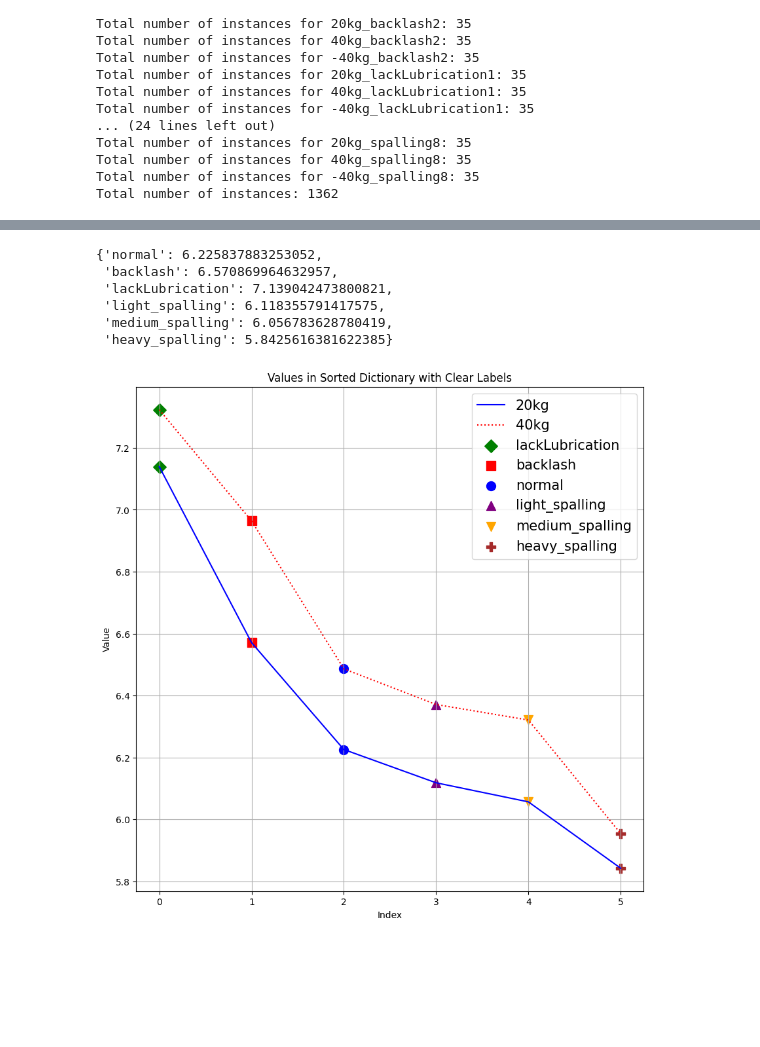
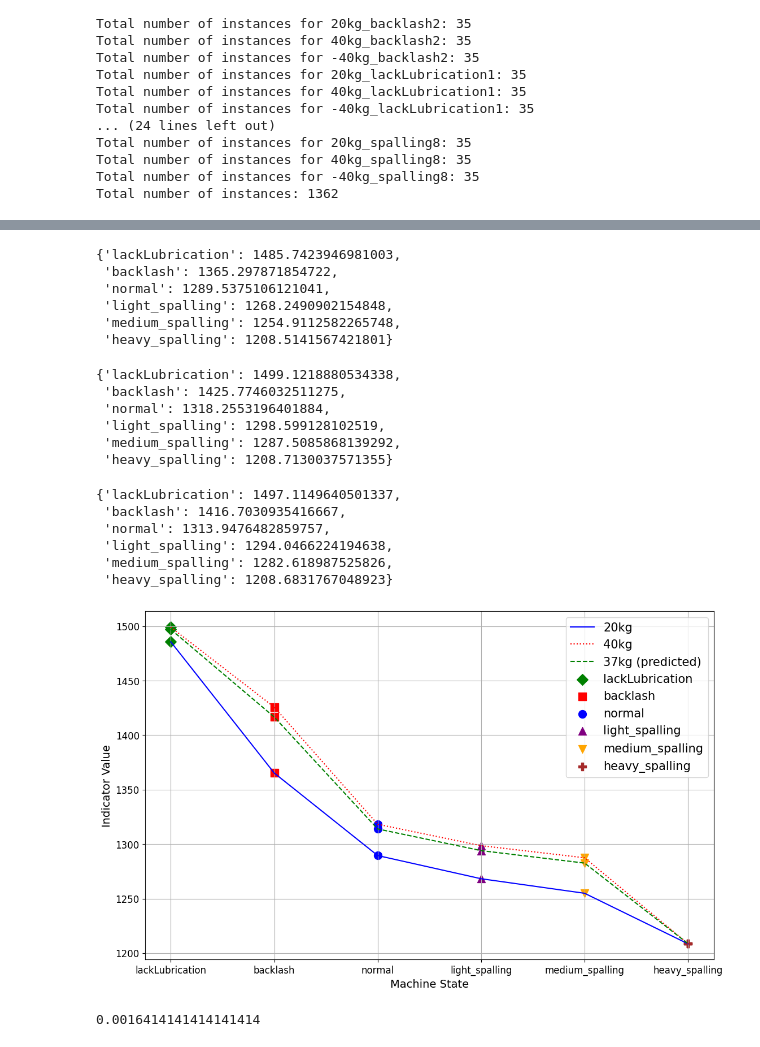
Before and after one commit to BlueAsuka/RAVEN, a Jupyter notebook: notebooks/feature_viz.ipynb, the cells around one changed output, grey strips where cells are left out. Cells and saved outputs as stored; diff of their text form; code cells hidden in the pictures; blank space fills up the shorter version.

```diff
--- a/notebooks/feature_viz.ipynb
+++ b/notebooks/feature_viz.ipynb
@@ -225,0 +290,4 @@ plt.show()
+# %%
+indicator_dict_20 = {k: np.trapz(v) for k, v in coeffs_dict_20_hf.items()}
+indicator_dict_40 = {k: np.trapz(v) for k, v in coeffs_dict_40_hf.items()}
+indicator_dict_20
@@ -226,4 +301,4 @@ plt.show()
 # %%
-indicator_dict_20 = {k: v[175] for k, v in coeffs_dict_20.items()}
-indicator_dict_40 = {k: v[175] for k, v in coeffs_dict_40.items()}
+# indicator_dict_20 = {k: v[175] for k, v in coeffs_dict_20_hf.items()}
+# indicator_dict_40 = {k: v[175] for k, v in coeffs_dict_40_hf.items()}
 # indicator_dict_m40 = {k: v[125] for k, v in coeffs_dict_m40.items()}
@@ -257,57 +305,83 @@ indicator_dict_40_refined = {
-# %%
-indicator_dict_20_refined
-# %% [output]
-{'normal': 6.225837883253052,
- 'backlash': 6.570869964632957,
- 'lackLubrication': 7.139042473800821,
- 'light_spalling': 6.118355791417575,
- 'medium_spalling': 6.056783628780419,
- 'heavy_spalling': 5.8425616381622385}
 # %%
-sorted_dict_20 = dict(sorted(indicator_dict_20_refined.items(), key=lambda item: item[1], reverse=True))
-sorted_dict_40 = dict(sorted(indicator_dict_40_refined.items(), key=lambda item: item[1], reverse=True))
+sorted_dict_20 = dict(sorted(indicator_dict_20.items(), key=lambda item: item[1], reverse=True))
+sorted_dict_40 = dict(sorted(indicator_dict_40.items(), key=lambda item: item[1], reverse=True))
 # sorted_dict_m40 = dict(sorted(indicator_dict_m40_refined.items(), key=lambda item: item[1], reverse=True))
+sorted_dict_20
+# %% [output]
+{'lackLubrication': 1485.7423946981003,
+ 'backlash': 1365.297871854722,
+ 'normal': 1289.5375106121041,
+ 'light_spalling': 1268.2490902154848,
+ 'medium_spalling': 1254.9112582265748,
+ 'heavy_spalling': 1208.5141567421801}
+# %%
+sorted_dict_40
+# %% [output]
+{'lackLubrication': 1499.1218880534338,
+ 'backlash': 1425.7746032511275,
+ 'normal': 1318.2553196401884,
+ 'light_spalling': 1298.599128102519,
+ 'medium_spalling': 1287.5085868139292,
+ 'heavy_spalling': 1208.7130037571355}
+# %%
+# linear interpolation like the 37 between the 20 and 40
+inter = 37
+predicted_dict = {key: (sorted_dict_20[key] + (inter - 20) * (sorted_dict_40[key] - sorted_dict_20[key]) / (40 - 20)) for key in sorted_dict_20.keys()}
+predicted_dict
+# %% [output]
+{'lackLubrication': 1497.1149640501337,
+ 'backlash': 1416.7030935416667,
+ 'normal': 1313.9476482859757,
+ 'light_spalling': 1294.0466224194638,
+ 'medium_spalling': 1282.618987525826,
+ 'heavy_spalling': 1208.6831767048923}
 # %%
 # Extract keys and values
 keys_20 = list(sorted_dict_20.keys())
 values_20 = list(sorted_dict_20.values())
 
 keys_40 = list(sorted_dict_40.keys())
 values_40 = list(sorted_dict_40.values())
 
-# keys_m40 = list(sorted_dict_m40.keys())
-# values_m40 = list(sorted_dict_m40.values())
+keys_inter= list(predicted_dict.keys())
+values_inter = list(predicted_dict.values())
 
-labels = ['lackLubrication', 'backlash', 'normal', 'light_spalling', 'medium_spalling', 'heavy_spalling']
+states_labels = ['lackLubrication', 'backlash', 'normal', 'light_spalling', 'medium_spalling', 'heavy_spalling']
 markers = {'normal': 'o', 'backlash': 's', 'lackLubrication': 'D', 'light_spalling': '^', 'medium_spalling': 'v', 'heavy_spalling': 'P'}
 colors = {'normal': 'blue', 'backlash': 'red', 'lackLubrication': 'green', 'light_spalling': 'purple', 'medium_spalling': 'orange', 'heavy_spalling': 'brown'}
 
 # Plot the curve
-plt.figure(figsize=(10, 10))
+plt.figure(figsize=(13, 8))
 plt.plot(values_20, label='20kg', linestyle='-', color='b')
 plt.plot(values_40, label='40kg', linestyle=':', color='r')
-# plt.plot(values_m40, label='-40kg', linestyle='--', color='g')
+plt.plot(values_inter, label='37kg (predicted)', linestyle='--', color='g')
 
 
 for i, (key, value) in enumerate(zip(keys_20, values_20)):
     plt.scatter(i, value, marker=markers[key], color=colors[key], label=key, s=100)
 for i, (key, value) in enumerate(zip(keys_40, values_40)):
     plt.scatter(i, value, marker=markers[key], color=colors[key], label=key, s=100)
-# for i, (key, value) in enumerate(zip(keys_m40, values_m40)):
-#     plt.scatter(i, value, marker=markers[key], color=colors[key], label=key, s=100)
+for i, (key, value) in enumerate(zip(keys_inter, values_inter)):
+    plt.scatter(i, value, marker=markers[key], color=colors[key], label=key, s=100)
 
 # Creating a custom legend with unique handles
 handles, labels = plt.gca().get_legend_handles_labels()
 by_label = dict(zip(labels, handles))  # Remove duplicates
 plt.legend(by_label.values(), by_label.keys(), loc='upper right', fontsize=15)
 
 # Add title and labels
-plt.title('Values in Sorted Dictionary with Clear Labels')
-plt.xlabel('Index')
-plt.ylabel('Value')
+# plt.title('Values in Sorted Dictionary with Clear Labels')
+plt.xlabel('Machine State', fontsize=14)
+plt.ylabel('Indicator Value', fontsize=14)
+plt.xticks(ticks=list(range(len(states_labels))), labels=states_labels, fontsize=12)
+plt.yticks(fontsize=12)
 
 # Display plot
 plt.grid(True)
 plt.show()
 # %% [output]
-[figure, old version]
+[figure, new version]
+# %%
+pywt.scale2frequency('morl', scale=495)
+# %% [output]
+0.0016414141414141414
```
Also changed, not shown: parts of 10 cells of this notebook, 1 other file.
